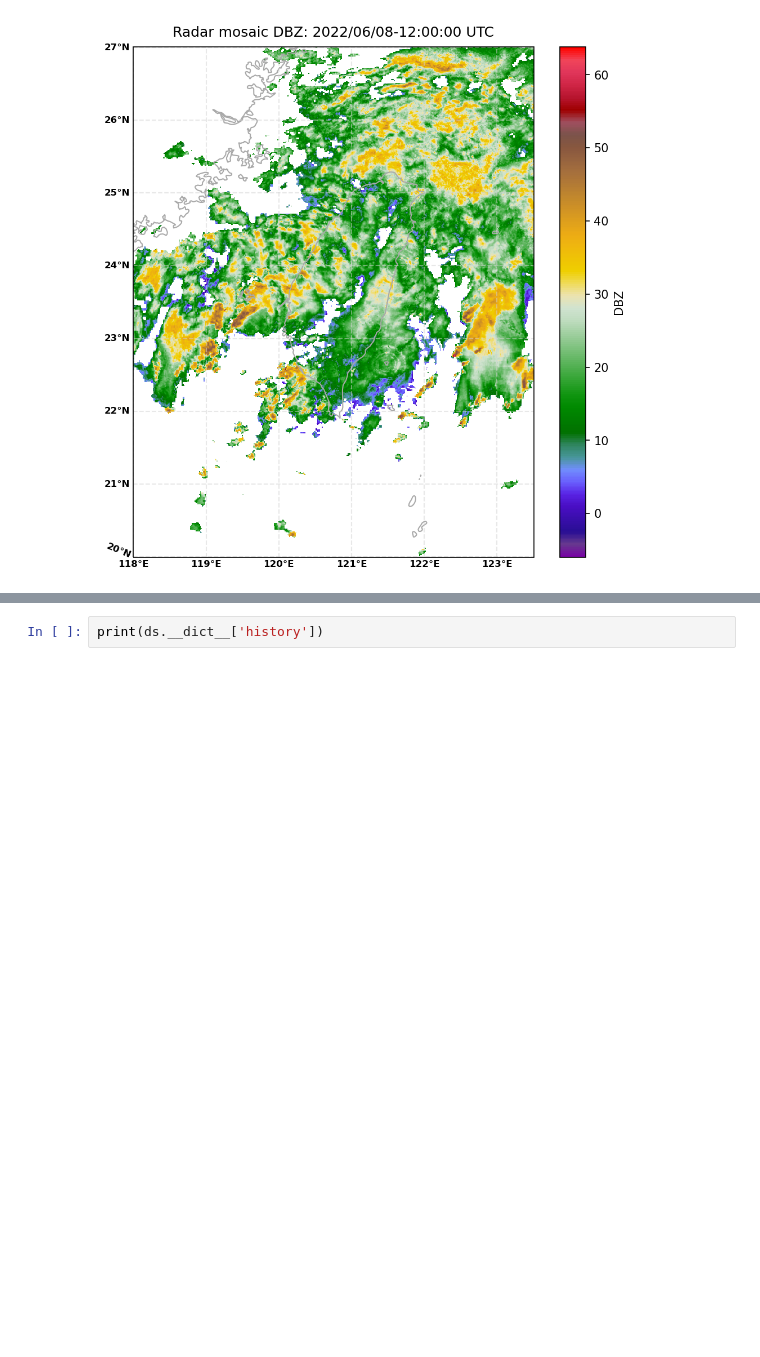
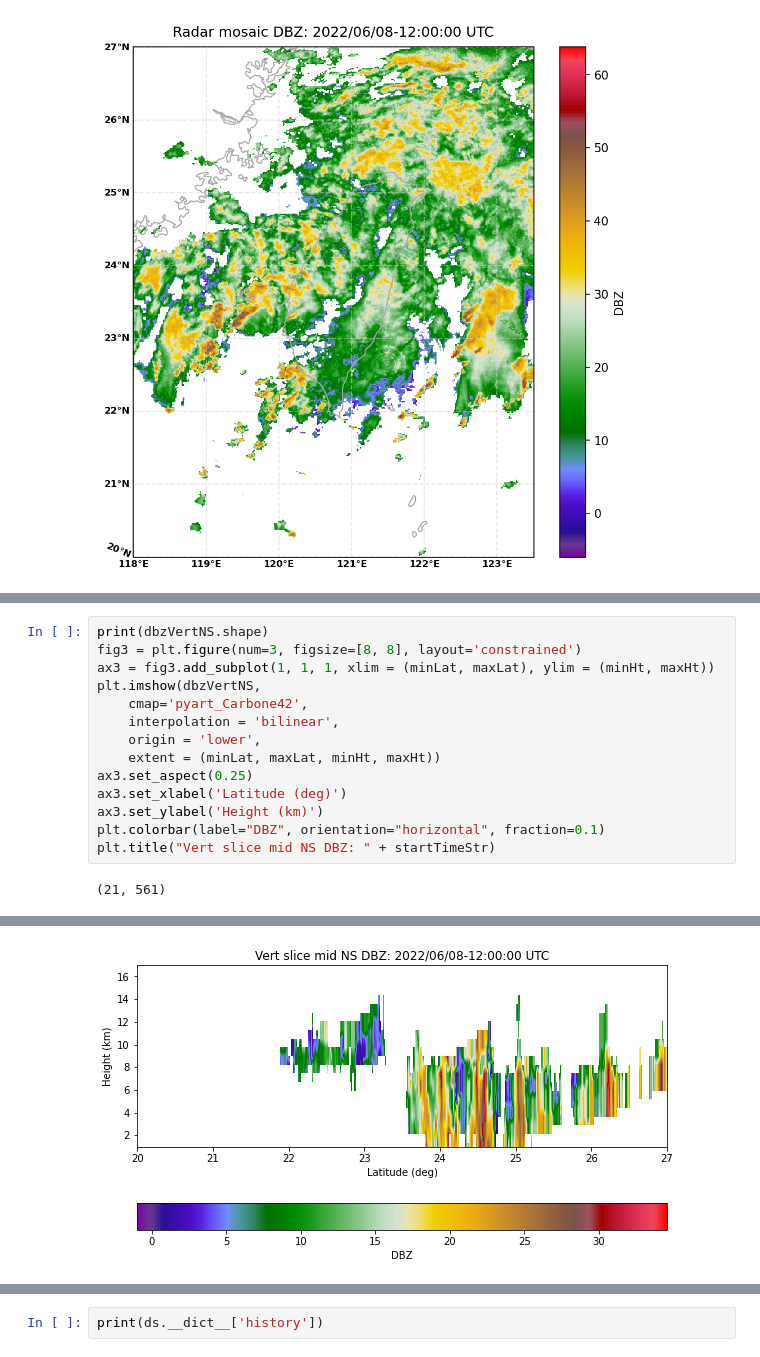
Before and after one commit to NCAR/lrose-docs, a Jupyter notebook: notebooks/erad_workshop_2022.ipynb, the cells around one changed output, grey strips where cells are left out. Cells and saved outputs as stored; diff of their text form; blank space fills up the shorter version.

```diff
--- a/notebooks/erad_workshop_2022.ipynb
+++ b/notebooks/erad_workshop_2022.ipynb
@@ -267,0 +270,16 @@ xsectNs =
+# %%
+print(dbzVertNS.shape)
+fig3 = plt.figure(num=3, figsize=[8, 8], layout='constrained')
+ax3 = fig3.add_subplot(1, 1, 1, xlim = (minLat, maxLat), ylim = (minHt, maxHt))
+plt.imshow(dbzVertNS,
+    cmap='pyart_Carbone42',
+    interpolation = 'bilinear',
+    origin = 'lower',
+    extent = (minLat, maxLat, minHt, maxHt))
+ax3.set_aspect(0.25)
+ax3.set_xlabel('Latitude (deg)')
+ax3.set_ylabel('Height (km)')
+plt.colorbar(label="DBZ", orientation="horizontal", fraction=0.1)
+plt.title("Vert slice mid NS DBZ: " + startTimeStr)
+# %% [output]
+(21, 561)
@@ -267,0 +287 @@ xsectNs =
+[figure, added]
```
Also changed, not shown: parts of 10 cells of this notebook.
